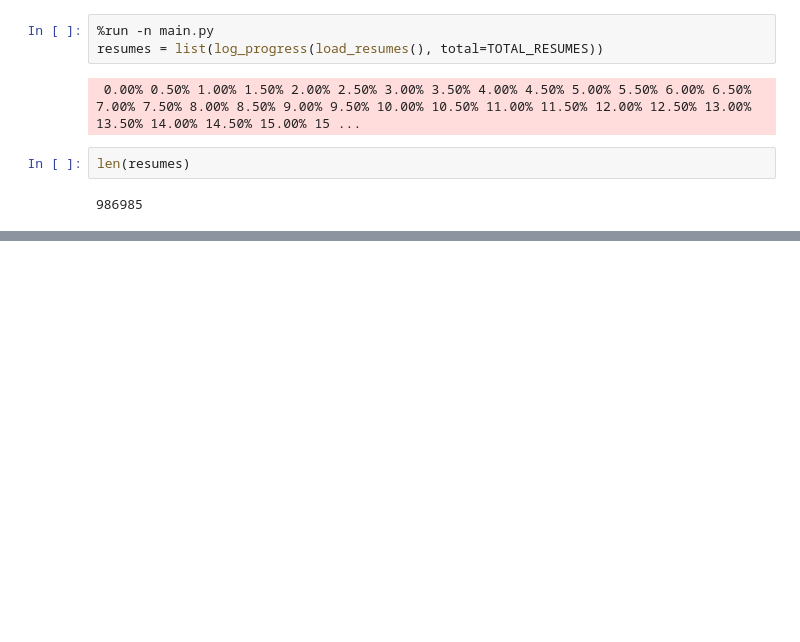
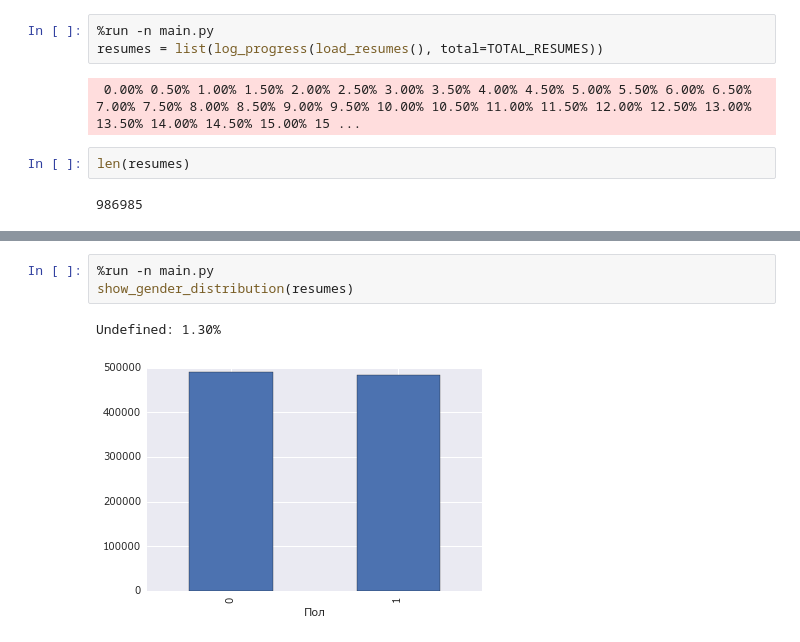
Before and after one commit to kuk/analyze-hh-resume, a Jupyter notebook: notes.ipynb, the cells around one changed output, grey strips where cells are left out. Saved outputs shown, nothing was run; the diff lists cells and outputs as text; blank space fills up the shorter version.

```diff
--- a/notes.ipynb
+++ b/notes.ipynb
@@ -17,0 +25,6 @@ len(resumes)
+# %%
+%run -n main.py
+show_gender_distribution(resumes)
+# %% [output]
+Undefined: 1.30%
+[figure, added]
```
Also changed, not shown: parts of 2 cells of this notebook, 1 other file.
